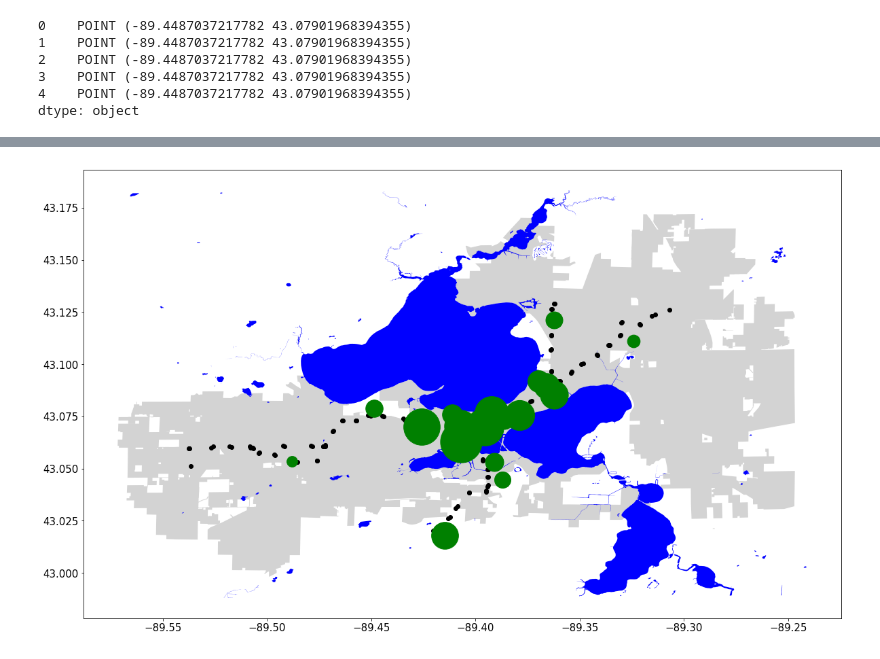
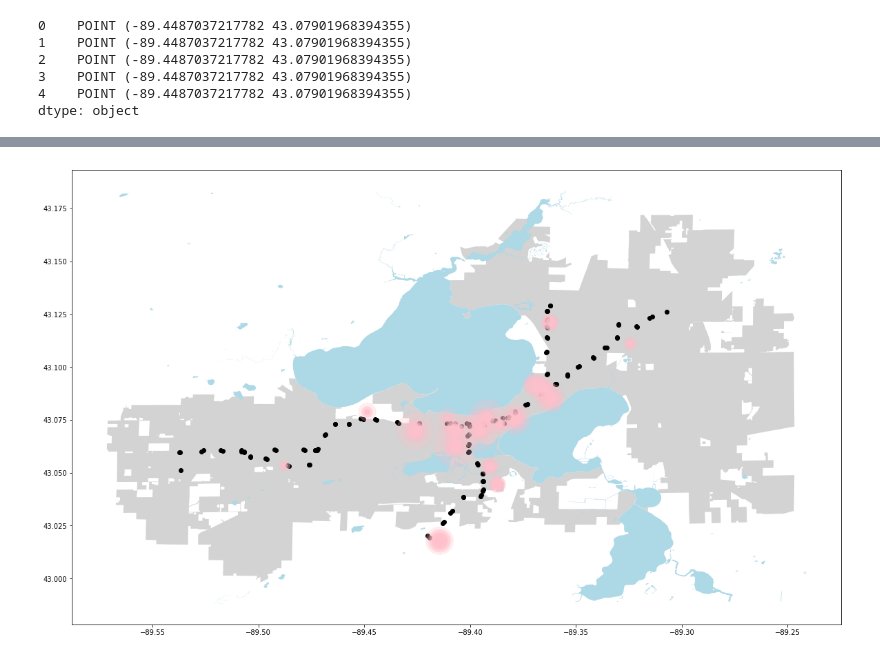
Before and after one commit to tylerharter/s19-city-t2, a Jupyter notebook: plan/Plantransportation.ipynb, the cells around one changed output, grey strips where cells are left out. Drawn from its saved outputs; the diff is of its cells as text; code cells hidden in the pictures.

```diff
--- a/plan/Plantransportation.ipynb
+++ b/plan/Plantransportation.ipynb
@@ -767,30 +777,35 @@ ws.plot(color="red", ax=ax)
 # %%
 #annotate commute data from the origional wpdata
 #making the dots bigger according to travel size
 #reference_____https://pynative.com/python-generate-random-string/
-import random
-import string
+#reference_____http://jonathansoma.com/lede/foundations-2017/classes/geopandas/mapping-with-geopandas/
+#mport random
+#import string
 ax = madison.plot(color="lightgray", figsize=(20,20))
-lakes.plot(color="blue", ax=ax)
+lakes.plot(color="lightblue", ax=ax)
 bs.plot(color="black", ax=ax)
 
-
 data.fillna(0, inplace=True)
+dic = range(0, 350)
+dic = list(dic)
+i = 0
 for index in data["OBJECTID"]:
     locat = data[data["OBJECTID"]==index]
     coordinates = locat["coordinates"]
     for coor in coordinates:
         homedic = []
         homedic.append(Point(float(coor[0]),float(coor[1])))
         hcoords = pd.Series(homedic)
         hs = pd.DataFrame({"Coordinates": hcoords})
         hs = geopandas.GeoDataFrame(hs, geometry='Coordinates')
         total = locat["Total"]
         pop=float(total)*5
+        dic[i] = hs
         #print(pop)
-        lettersAndDigits = string.ascii_letters + string.digits
-        counter =''.join(random.choice(lettersAndDigits) for i in range(10))
-        counter = hs
-        counter.plot(color="green", ax=ax, markersize=pop)
+        #lettersAndDigits = string.ascii_letters + string.digits
+        #counter =''.join(random.choice(lettersAndDigits) for i in range(10))
+        #counter = hs
+        dic[i].plot(color="pink", ax=ax, markersize=pop, alpha=0.25)
+        i += 1
 # %% [output]
-[figure, old version]
+[figure, new version]
```
Also changed, not shown: parts of 21 cells of this notebook, 1 other file.
